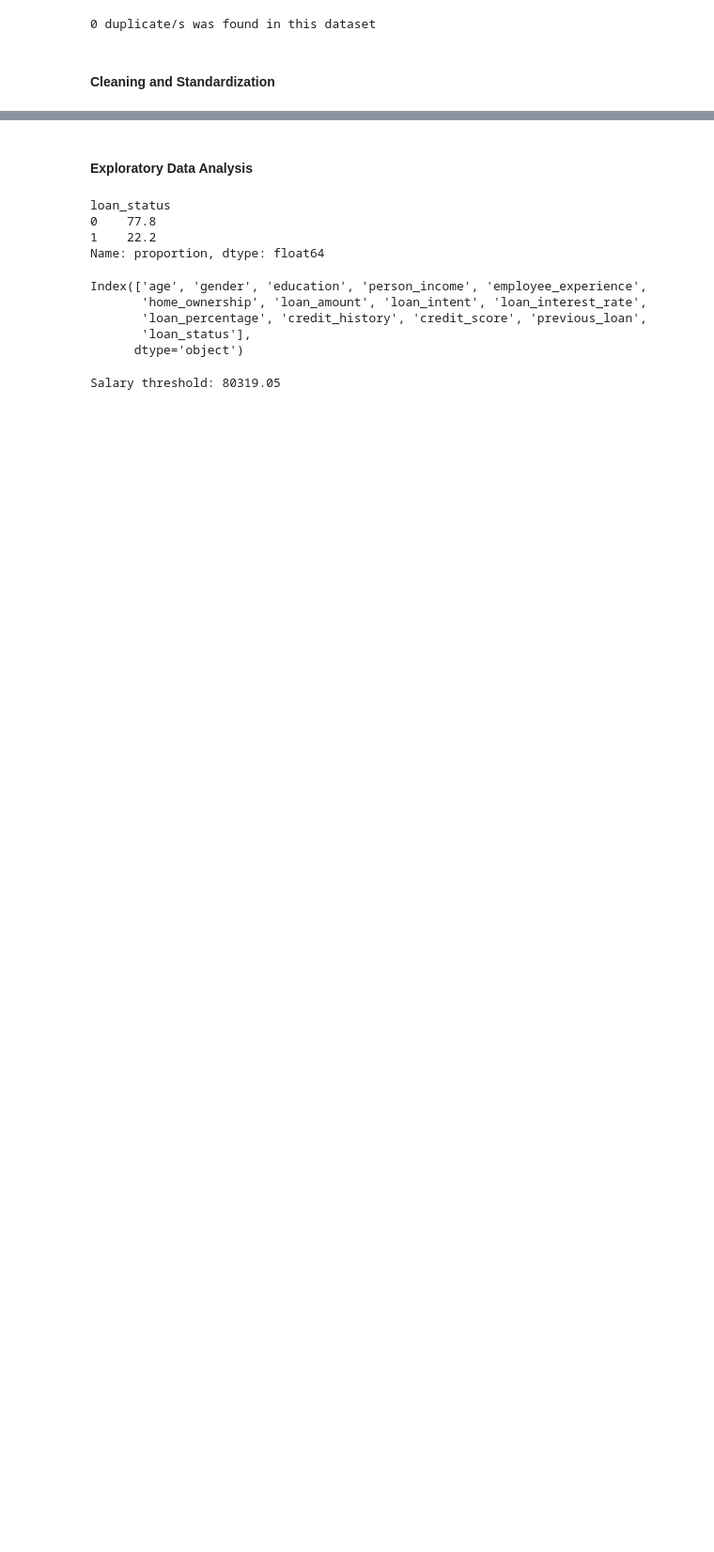
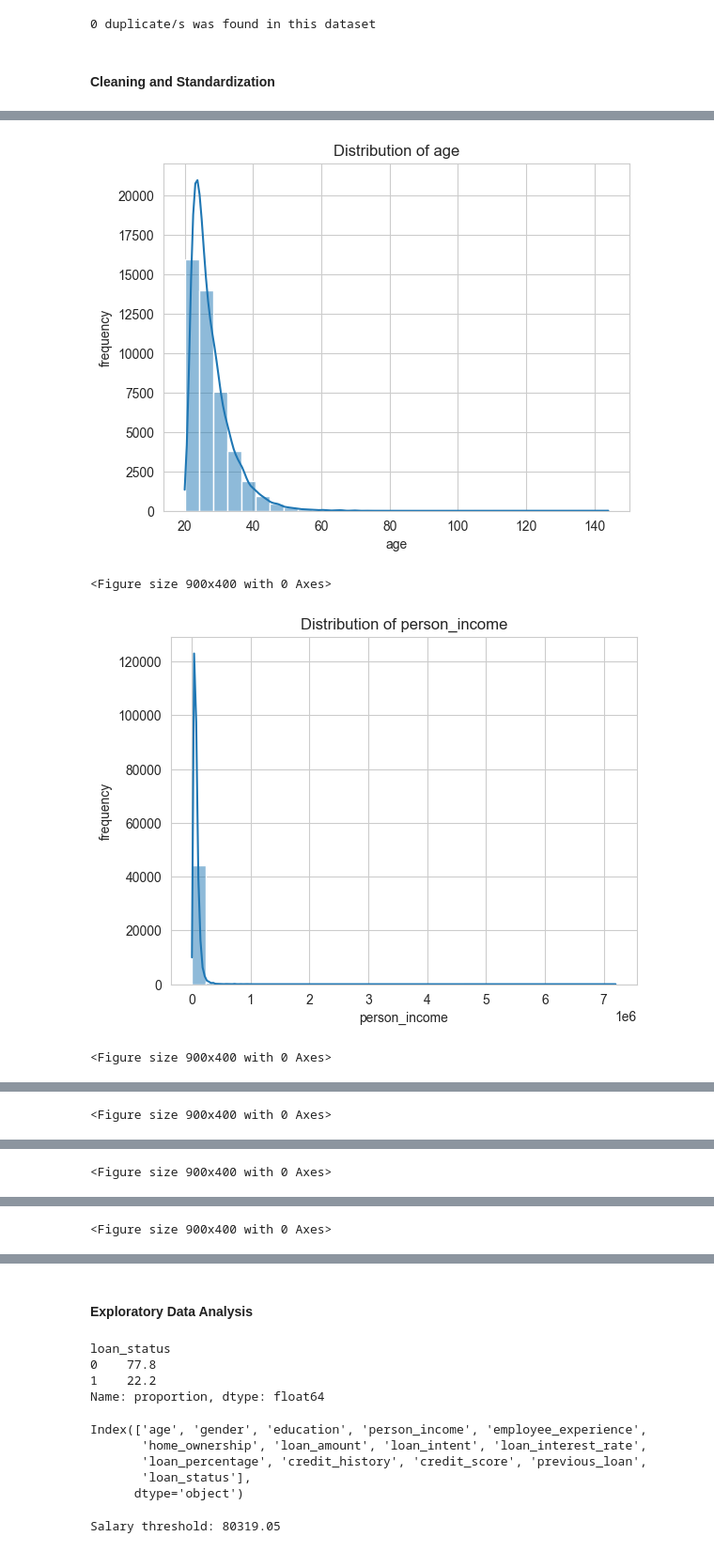
Before and after one commit to th3realAyo/Machine-Learning-Bootcamp, a Jupyter notebook: Loan_approval.ipynb, the cells around one changed output, grey strips where cells are left out. Shown at 94% size. Cells and saved outputs as stored; diff of their text form; code cells hidden in the pictures; blank space fills up the shorter version.

```diff
--- a/Loan_approval.ipynb
+++ b/Loan_approval.ipynb
@@ -24,6 +24,13 @@ import warnings
 warnings.filterwarnings("ignore")
 pd.set_option("display.max_columns", 50)
 sns.set_style("whitegrid")
+
+%matplotlib inline
+
+def show_layout():
+    plt.figure(figsize=(9, 4))
+    plt.tight_layout()
+    plt.show()
 # %%
 # Download latest version
 path = kagglehub.dataset_download("muhammadmusharraf444/loan-approval-dataset")
@@ -83,9 +90,9 @@ print(f"{loan_df.duplicated().sum()} duplicate/s was found in this dataset")
 # %% [markdown]
 #### **Cleaning and Standardization**
 # %%
+loan_df.columns = (loan_df.columns.str.strip().str.replace(" ", "_").str.lower())
+
 loan_df = loan_df.rename(columns={"home_onwership": "home_ownership"})
-
-loan_df.columns = loan_df.columns.str.replace(" ", "_").str.lower()
 
 columns_to_lower = ["loan_intent", "home_ownership"]
 loan_df[columns_to_lower] = loan_df[columns_to_lower].apply(lambda x: x.str.lower())
@@ -103,0 +187,12 @@ categorical_cols = [x for x in loan_df.columns if x not in numerical_cols]
+# %%
+for cols in numerical_cols:
+    sns.histplot(x = loan_df[cols], kde = True, bins = 30)
+    plt.title(f"Distribution of {cols}")
+    plt.xlabel(cols)
+    plt.ylabel("frequency")
+    show_layout()
+# %% [output]
+[figure, added]
+<Figure size 900x400 with 0 Axes>
+[figure, added]
+<Figure size 900x400 with 0 Axes>
@@ -103,0 +200 @@ categorical_cols = [x for x in loan_df.columns if x not in numerical_cols]
+<Figure size 900x400 with 0 Axes>
@@ -103,0 +202 @@ categorical_cols = [x for x in loan_df.columns if x not in numerical_cols]
+<Figure size 900x400 with 0 Axes>
@@ -103,0 +204 @@ categorical_cols = [x for x in loan_df.columns if x not in numerical_cols]
+<Figure size 900x400 with 0 Axes>
```
Also changed, not shown: parts of 16 cells of this notebook.
